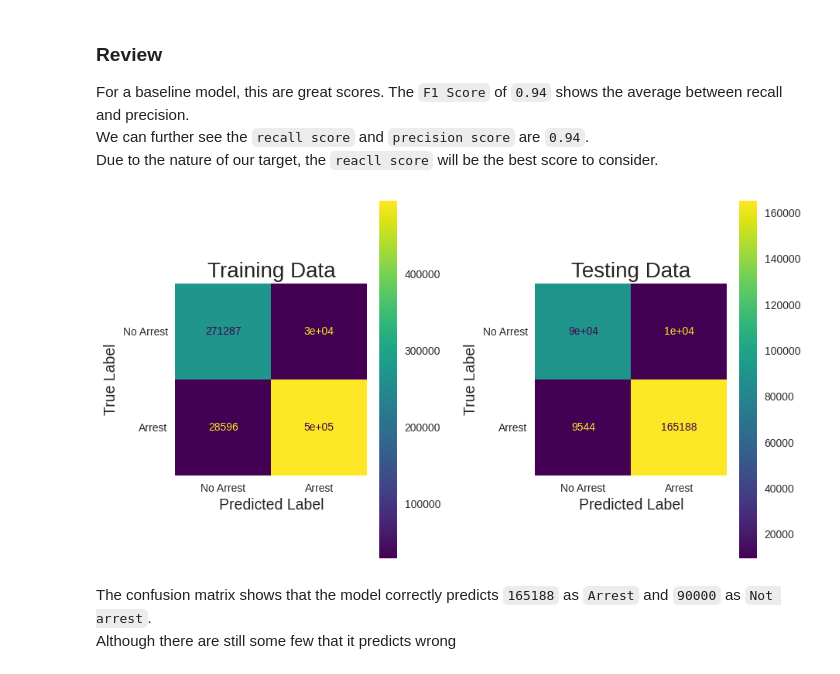
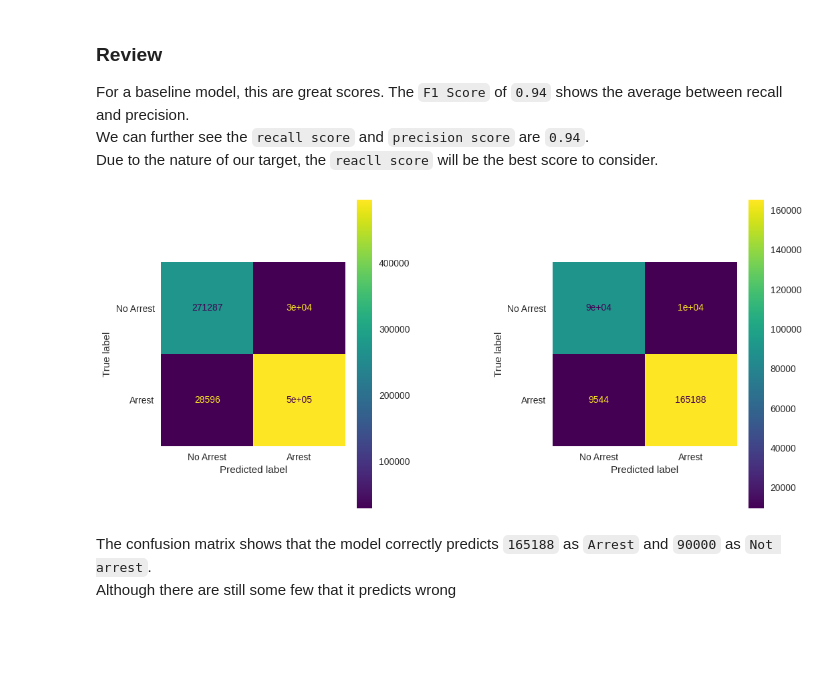
Before and after one commit to robertmbau/Terry_Stops, a Jupyter notebook: terry_stops.ipynb, the cells around one changed output. Cells and saved outputs as stored; diff of their text form; code cells hidden in the pictures; blank space fills up the shorter version.

Commit message:
second model

```diff
--- a/terry_stops.ipynb
+++ b/terry_stops.ipynb
@@ -486,11 +492,32 @@ Precision score for testing data: 0.9422246559090105
 For a baseline model, this are great scores. The `F1 Score` of `0.94` shows the average between recall and precision.<br>
 We can further see the `recall score` and `precision score` are `0.94`. <br>
 Due to the nature of our target, the `reacll score` will be the best score to consider.
-# %%
-# plotting confusion matrix
-plot_cf(logreg,X_train_ohe,y_train_second,X_test_ohe,y_test_second)
-# %% [output]
-[figure, removed]
+# %%
+cf_log_train = confusion_matrix(y_train_second, y_hat_train)
+cf_log_test = confusion_matrix(y_test_second, y_hat_test)
+# %%
+label_dict = {0: 'No Arrest', 1: 'Arrest'}
+
+# Extract the labels from the dictionary keys
+labels = [label_dict[key] for key in sorted(label_dict.keys())]
+disp = ConfusionMatrixDisplay(confusion_matrix=cf_log_train, display_labels=labels)
+disp2 = ConfusionMatrixDisplay(confusion_matrix=cf_log_test, display_labels=labels)
+
+# Create the subplots
+fig, (ax1, ax2) = plt.subplots(ncols=2, figsize=(12, 6))
+
+# Plot the confusion matrix on the first subplot
+disp.plot(ax=ax1)
+ax1.grid(False)
+
+# Plot the confusion matrix on the second subplot
+disp2.plot(ax=ax2)
+ax2.grid(False)
+plt.subplots_adjust(wspace=0.7)
+# Show the plot
+plt.show()
+# %% [output]
+[figure, added]
 # %% [markdown]
 The confusion matrix shows that the model correctly predicts `165188` as `Arrest` and `90000` as `Not arrest`.<br>
 Although there are still some few that it predicts wrong
```
Also changed, not shown: parts of 15 cells of this notebook, 1 other file.
